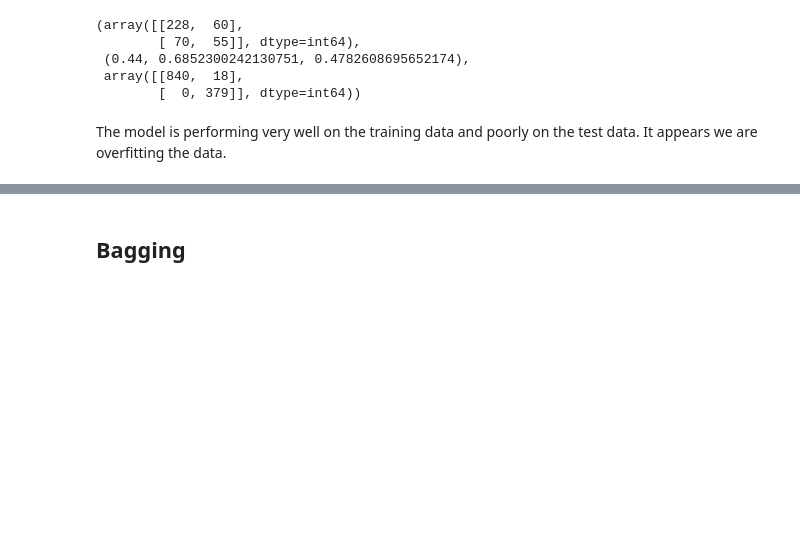
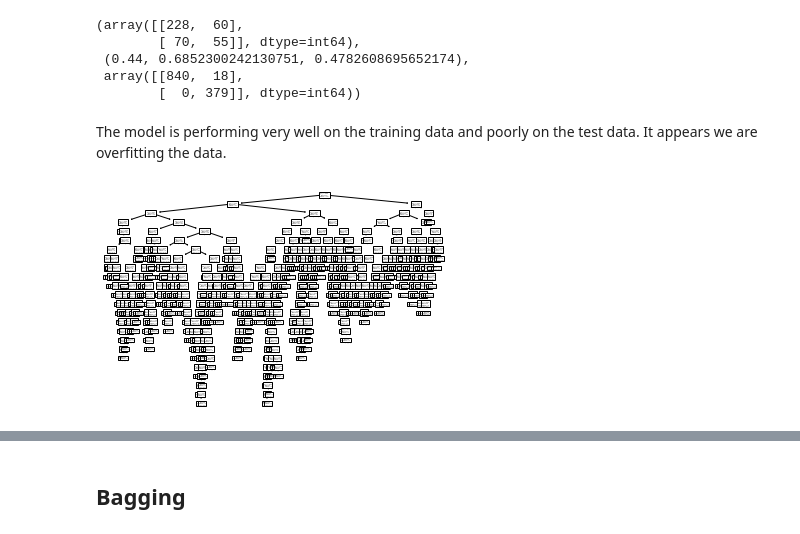
Before and after one commit to will-hawkins/CSCI4962, a Jupyter notebook: Homework 2.ipynb, the cells around one changed output, grey strips where cells are left out. Drawn from its saved outputs; the diff is of its cells as text; code cells hidden in the pictures; blank space fills up the shorter version.

```diff
--- a/Homework 2.ipynb
+++ b/Homework 2.ipynb
@@ -67,4 +67,9 @@ cm, stats, metrics.confusion_matrix(tree.predict(x_train),y_train)
         [  0, 379]], dtype=int64))
 # %% [markdown]
 The model is performing very well on the training data and poorly on the test data. It appears we are overfitting the data.
+# %%
+Tree.plot_tree(tree)
+plt.show()
+# %% [output]
+[figure, added]
 # %%
```
Also changed, not shown: parts of 21 cells of this notebook.
